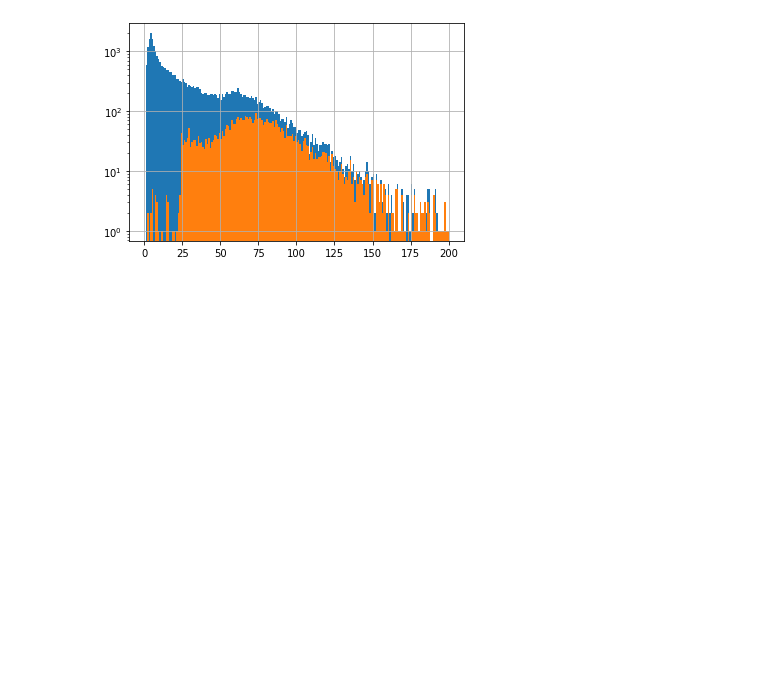
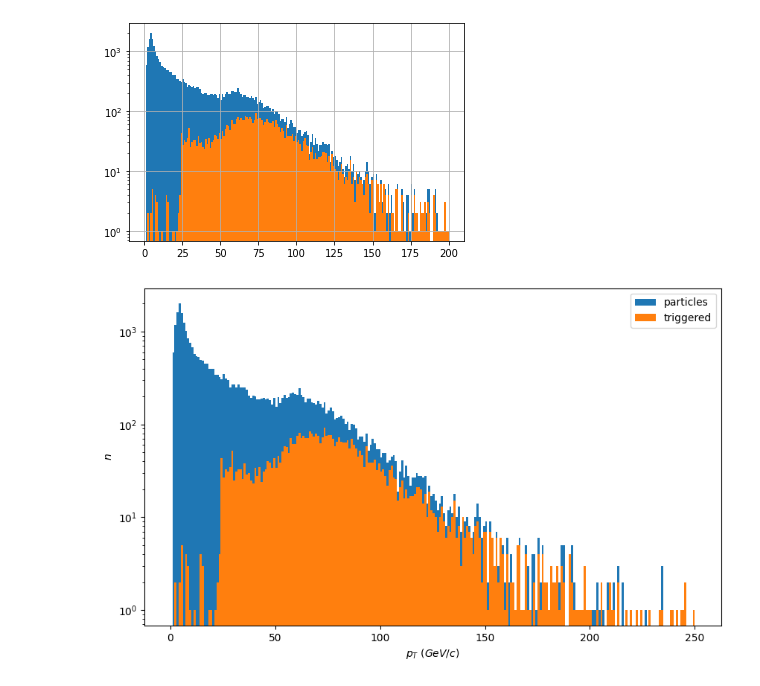
Before and after one commit to lucalista/analisi-dati-2022, a Jupyter notebook: 17.01.00__Misura_di_un_plateau_di_efficienza.ipynb, the cells around one changed output. Cells and saved outputs as stored; diff of their text form; code cells hidden in the pictures; blank space fills up the shorter version.

```diff
--- a/17.01.00__Misura_di_un_plateau_di_efficienza.ipynb
+++ b/17.01.00__Misura_di_un_plateau_di_efficienza.ipynb
@@ -260,4 +260,6 @@ $\displaystyle\eta = -\ln\left[\tan\left(\frac{\theta}{2}\right)\right]$
 
 Determinare il plateau di efficienza di *trigger* nel campione selezionato.
 # %%
-df=pd.read_csv("https://raw.githubusercontent.com/oiorio/AnalisiDati/main/7.%20Stime%20dai%20dati/DataMET.csv")
+import wget
+wget.download(r'https://raw.githubusercontent.com/oiorio/AnalisiDati/main/7.%20Stime%20dai%20dati/DataMET.csv', out='data')
+df=pd.read_csv("data/DataMET.csv")
@@ -298,3 +302,17 @@ df[(df.muon_id==1) & (df.muon_pt<200) & (df.passes_trigger==1)].muon_pt.hist(bin
 # %% [output]
 <AxesSubplot:>
 [figure]
+# %%
+plt.figure(figsize=(10,6), dpi=100)
+df_sel = df[(df.muon_id==1) & (df.muon_pt<250)]
+bins, x_range = 250, (0, 250)
+n_x, bins_x, patches_x = plt.hist(df_sel.muon_pt, label='particles', bins=bins, range=x_range)
+n_h, bins_h, patches_h = plt.hist(df_sel[df_sel.passes_trigger==1].muon_pt, label='triggered',
+                                bins=bins, range=x_range)
+plt.xlabel('$p_T\ (GeV/c)$')
+plt.ylabel('$n$')
+plt.legend()
+plt.yscale('log')
+plt.show()
+# %% [output]
+[figure, added]
```
Also changed, not shown: parts of 4 cells of this notebook, 1 other file.
